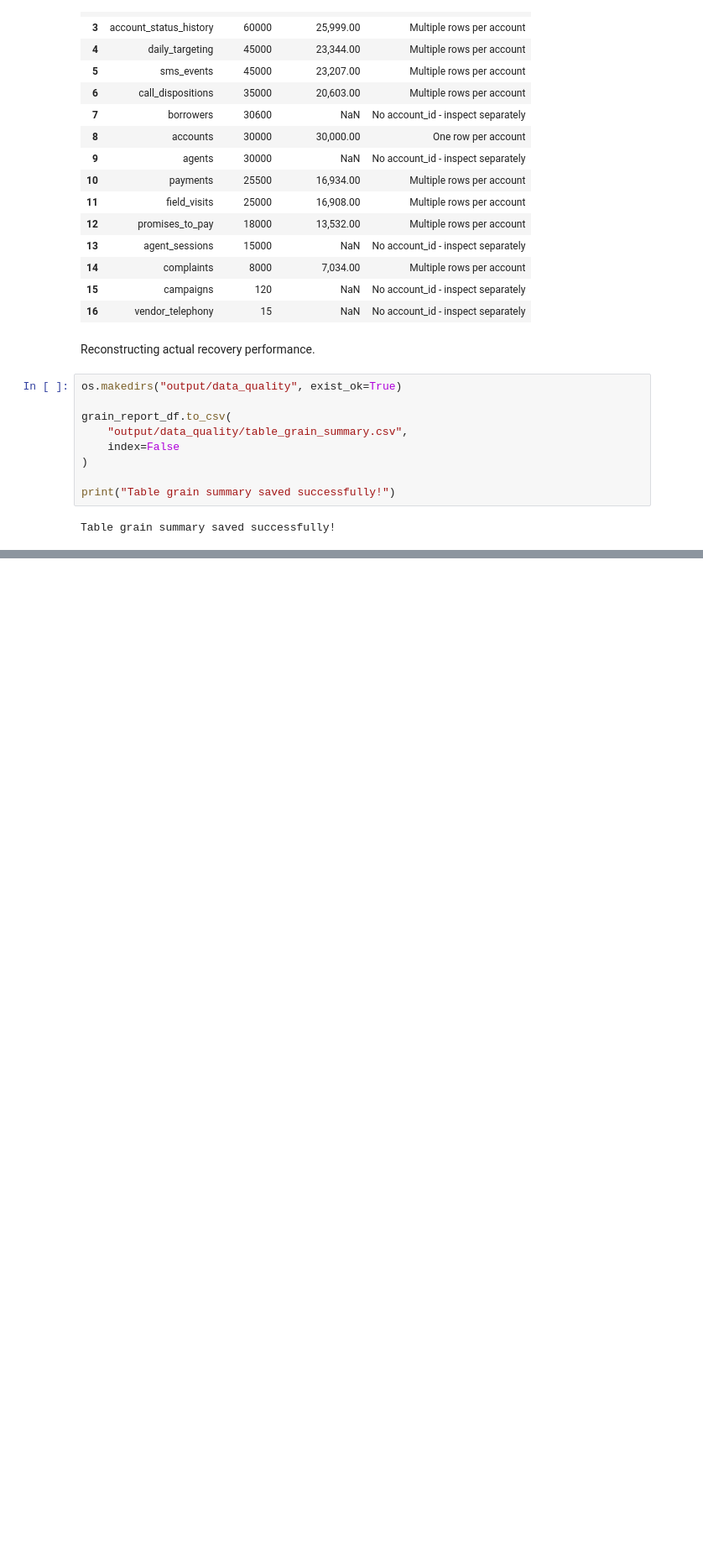
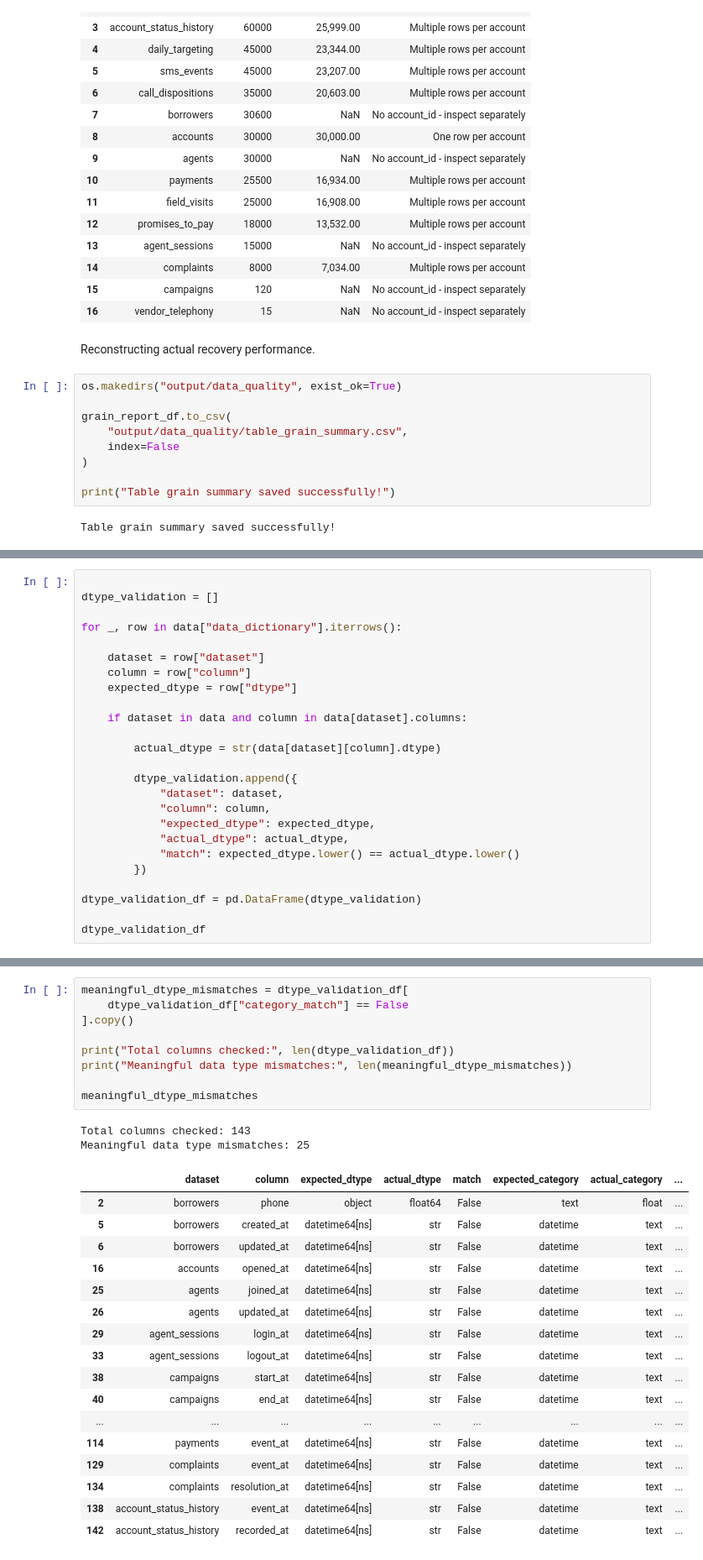
Before and after one commit to Rohit3435/Data_Analyst_Assignment, a Jupyter notebook: Data_Analyst_Project.ipynb, the cells around one changed output, grey strips where cells are left out. Shown at 84% size. Drawn from its saved outputs; the diff is of its cells as text; blank space fills up the shorter version.

Commit message:
Validate and document datetime conversions

```diff
--- a/Data_Analyst_Project.ipynb
+++ b/Data_Analyst_Project.ipynb
@@ -452,0 +457,25 @@ Table grain summary saved successfully!
+# %%
+
+dtype_validation = []
+
+for _, row in data["data_dictionary"].iterrows():
+
+    dataset = row["dataset"]
+    column = row["column"]
+    expected_dtype = row["dtype"]
+
+    if dataset in data and column in data[dataset].columns:
+
+        actual_dtype = str(data[dataset][column].dtype)
+
+        dtype_validation.append({
+            "dataset": dataset,
+            "column": column,
+            "expected_dtype": expected_dtype,
+            "actual_dtype": actual_dtype,
+            "match": expected_dtype.lower() == actual_dtype.lower()
+        })
+
+dtype_validation_df = pd.DataFrame(dtype_validation)
+
+dtype_validation_df
@@ -452,0 +572,29 @@ Table grain summary saved successfully!
+# %%
+meaningful_dtype_mismatches = dtype_validation_df[
+    dtype_validation_df["category_match"] == False
+].copy()
+
+print("Total columns checked:", len(dtype_validation_df))
+print("Meaningful data type mismatches:", len(meaningful_dtype_mismatches))
+
+meaningful_dtype_mismatches
+# %% [output]
+Total columns checked: 143
+Meaningful data type mismatches: 25
+|  | dataset | column | expected_dtype | actual_dtype | match | expected_category | actual_category | ... |
+| 2 | borrowers | phone | object | float64 | False | text | float | ... |
+| 5 | borrowers | created_at | datetime64[ns] | str | False | datetime | text | ... |
+| 6 | borrowers | updated_at | datetime64[ns] | str | False | datetime | text | ... |
+| 16 | accounts | opened_at | datetime64[ns] | str | False | datetime | text | ... |
+| 25 | agents | joined_at | datetime64[ns] | str | False | datetime | text | ... |
+| 26 | agents | updated_at | datetime64[ns] | str | False | datetime | text | ... |
+| 29 | agent_sessions | login_at | datetime64[ns] | str | False | datetime | text | ... |
+| 33 | agent_sessions | logout_at | datetime64[ns] | str | False | datetime | text | ... |
+| 38 | campaigns | start_at | datetime64[ns] | str | False | datetime | text | ... |
+| 40 | campaigns | end_at | datetime64[ns] | str | False | datetime | text | ... |
+| ... | ... | ... | ... | ... | ... | ... | ... | ... |
+| 114 | payments | event_at | datetime64[ns] | str | False | datetime | text | ... |
+| 129 | complaints | event_at | datetime64[ns] | str | False | datetime | text | ... |
+| 134 | complaints | resolution_at | datetime64[ns] | str | False | datetime | text | ... |
+| 138 | account_status_history | event_at | datetime64[ns] | str | False | datetime | text | ... |
+| 142 | account_status_history | recorded_at | datetime64[ns] | str | False | datetime | text | ... |
```
Also changed, not shown: parts of 10 cells of this notebook, 1 other file.
